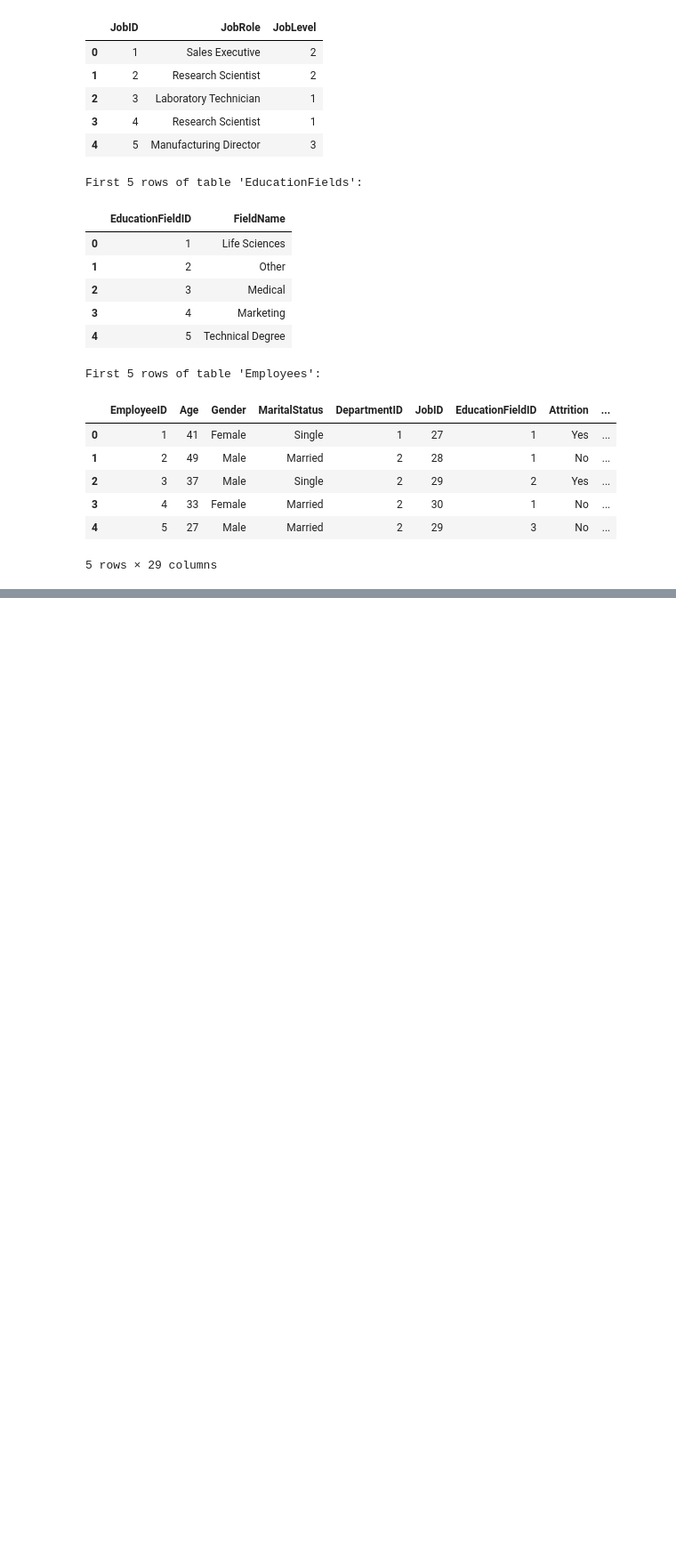
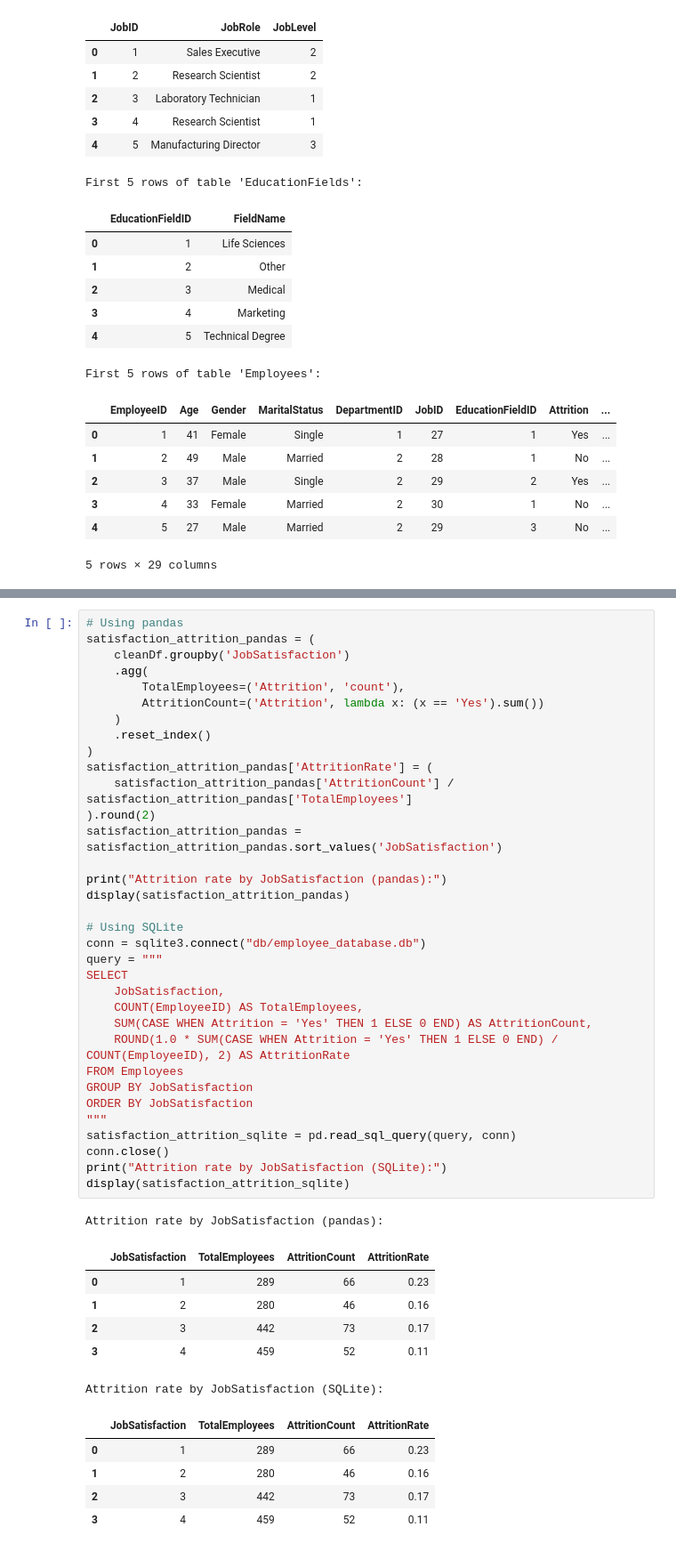
Before and after one commit to wareefAlyousef/Employee-Attrition-STC, a Jupyter notebook: Employee Attrition notebook.ipynb, the cells around one changed output, grey strips where cells are left out. Shown at 89% size. Cells and saved outputs as stored; diff of their text form; blank space fills up the shorter version.

```diff
--- a/Employee Attrition notebook.ipynb
+++ b/Employee Attrition notebook.ipynb
@@ -569,0 +1000,47 @@ Which department has the highest average performance rating?
+# %%
+# Using pandas
+satisfaction_attrition_pandas = (
+    cleanDf.groupby('JobSatisfaction')
+    .agg(
+        TotalEmployees=('Attrition', 'count'),
+        AttritionCount=('Attrition', lambda x: (x == 'Yes').sum())
+    )
+    .reset_index()
+)
+satisfaction_attrition_pandas['AttritionRate'] = (
+    satisfaction_attrition_pandas['AttritionCount'] / satisfaction_attrition_pandas['TotalEmployees']
+).round(2)
+satisfaction_attrition_pandas = satisfaction_attrition_pandas.sort_values('JobSatisfaction')
+
+print("Attrition rate by JobSatisfaction (pandas):")
+display(satisfaction_attrition_pandas)
+
+# Using SQLite
+conn = sqlite3.connect("db/employee_database.db")
+query = """
+SELECT
+    JobSatisfaction,
+    COUNT(EmployeeID) AS TotalEmployees,
+    SUM(CASE WHEN Attrition = 'Yes' THEN 1 ELSE 0 END) AS AttritionCount,
+    ROUND(1.0 * SUM(CASE WHEN Attrition = 'Yes' THEN 1 ELSE 0 END) / COUNT(EmployeeID), 2) AS AttritionRate
+FROM Employees
+GROUP BY JobSatisfaction
+ORDER BY JobSatisfaction
+"""
+satisfaction_attrition_sqlite = pd.read_sql_query(query, conn)
+conn.close()
+print("Attrition rate by JobSatisfaction (SQLite):")
+display(satisfaction_attrition_sqlite)
+# %% [output]
+Attrition rate by JobSatisfaction (pandas):
+|  | JobSatisfaction | TotalEmployees | AttritionCount | AttritionRate |
+| 0 | 1 | 289 | 66 | 0.23 |
+| 1 | 2 | 280 | 46 | 0.16 |
+| 2 | 3 | 442 | 73 | 0.17 |
+| 3 | 4 | 459 | 52 | 0.11 |
+Attrition rate by JobSatisfaction (SQLite):
+|  | JobSatisfaction | TotalEmployees | AttritionCount | AttritionRate |
+| 0 | 1 | 289 | 66 | 0.23 |
+| 1 | 2 | 280 | 46 | 0.16 |
+| 2 | 3 | 442 | 73 | 0.17 |
+| 3 | 4 | 459 | 52 | 0.11 |
```
Also changed, not shown: parts of 30 cells of this notebook.
